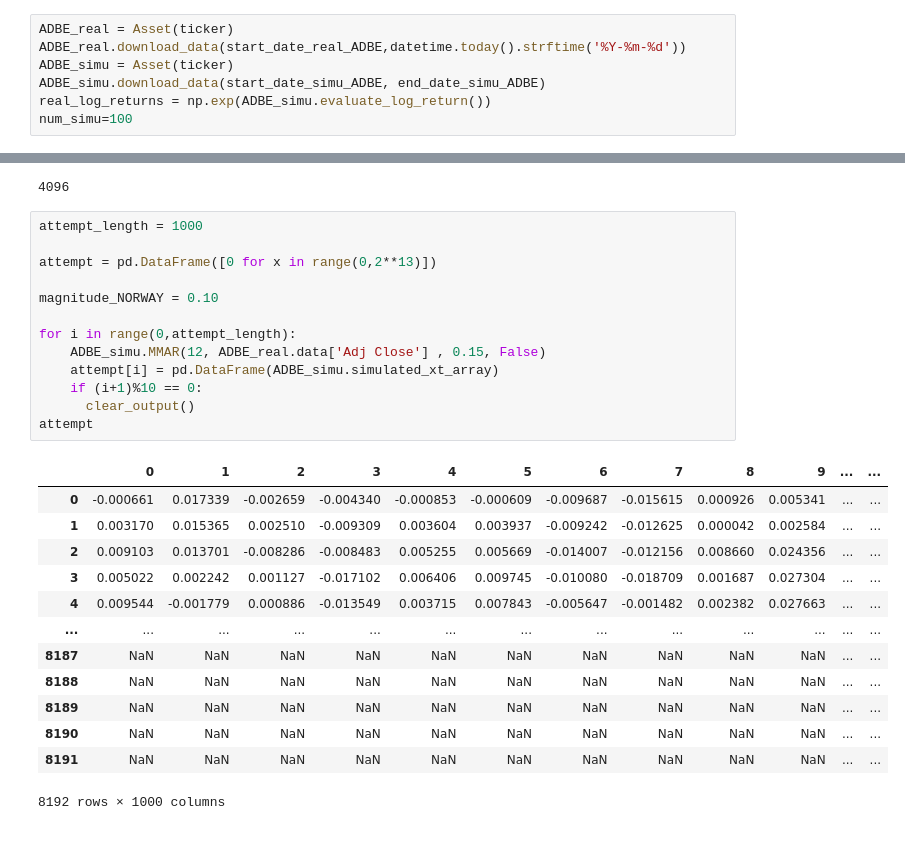
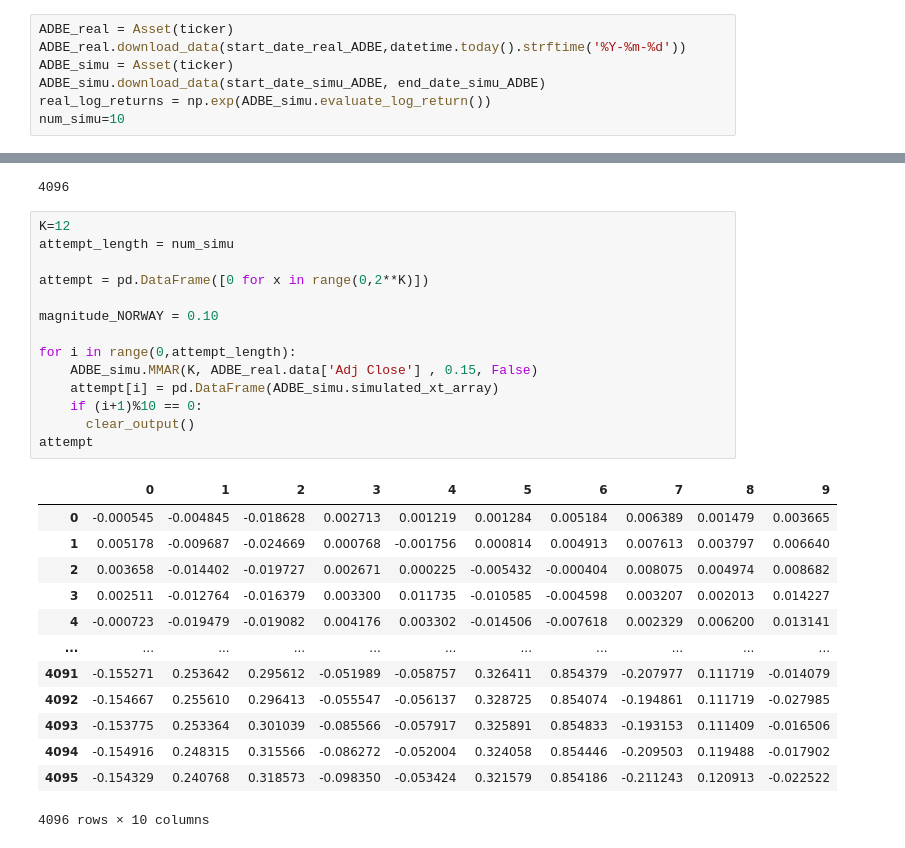
Before and after one commit to RegisVargas/Multifractal-Model-of-Asset-Returns-MMAR-for-Thesis, a Jupyter notebook: Improving_the_multifractal_model_of_asset_returns_by_Hidden_Markov_Models.ipynb, the cells around one changed output, grey strips where cells are left out. Cells and saved outputs as stored; diff of their text form.

```diff
--- a/Improving_the_multifractal_model_of_asset_returns_by_Hidden_Markov_Models.ipynb
+++ b/Improving_the_multifractal_model_of_asset_returns_by_Hidden_Markov_Models.ipynb
@@ -337,7 +334,7 @@ ADBE_real.download_data(start_date_real_ADBE,datetime.today().strftime('%Y-%m-%d
 ADBE_simu = Asset(ticker)
 ADBE_simu.download_data(start_date_simu_ADBE, end_date_simu_ADBE)
 real_log_returns = np.exp(ADBE_simu.evaluate_log_return())
-num_simu=100
+num_simu=10
 # %% [output]
 [*********************100%***********************]  1 of 1 completed
 [*********************100%***********************]  1 of 1 completed
@@ -538,32 +529,33 @@ The number of price increments that equal zero is: 84
 # %% [output]
 4096
 # %%
-attempt_length = 1000
+K=12
+attempt_length = num_simu
 
-attempt = pd.DataFrame([0 for x in range(0,2**13)])
+attempt = pd.DataFrame([0 for x in range(0,2**K)])
 
 magnitude_NORWAY = 0.10
 
 for i in range(0,attempt_length):
-    ADBE_simu.MMAR(12, ADBE_real.data['Adj Close'] , 0.15, False)
+    ADBE_simu.MMAR(K, ADBE_real.data['Adj Close'] , 0.15, False)
     attempt[i] = pd.DataFrame(ADBE_simu.simulated_xt_array)
     if (i+1)%10 == 0:
       clear_output()
 attempt
 # %% [output]
-|  | 0 | 1 | 2 | 3 | 4 | 5 | 6 | 7 | 8 | 9 | ... | ... |
-| 0 | -0.000661 | 0.017339 | -0.002659 | -0.004340 | -0.000853 | -0.000609 | -0.009687 | -0.015615 | 0.000926 | 0.005341 | ... | ... |
-| 1 | 0.003170 | 0.015365 | 0.002510 | -0.009309 | 0.003604 | 0.003937 | -0.009242 | -0.012625 | 0.000042 | 0.002584 | ... | ... |
-| 2 | 0.009103 | 0.013701 | -0.008286 | -0.008483 | 0.005255 | 0.005669 | -0.014007 | -0.012156 | 0.008660 | 0.024356 | ... | ... |
-| 3 | 0.005022 | 0.002242 | 0.001127 | -0.017102 | 0.006406 | 0.009745 | -0.010080 | -0.018709 | 0.001687 | 0.027304 | ... | ... |
-| 4 | 0.009544 | -0.001779 | 0.000886 | -0.013549 | 0.003715 | 0.007843 | -0.005647 | -0.001482 | 0.002382 | 0.027663 | ... | ... |
-| ... | ... | ... | ... | ... | ... | ... | ... | ... | ... | ... | ... | ... |
-| 8187 | NaN | NaN | NaN | NaN | NaN | NaN | NaN | NaN | NaN | NaN | ... | ... |
-| 8188 | NaN | NaN | NaN | NaN | NaN | NaN | NaN | NaN | NaN | NaN | ... | ... |
-| 8189 | NaN | NaN | NaN | NaN | NaN | NaN | NaN | NaN | NaN | NaN | ... | ... |
-| 8190 | NaN | NaN | NaN | NaN | NaN | NaN | NaN | NaN | NaN | NaN | ... | ... |
-| 8191 | NaN | NaN | NaN | NaN | NaN | NaN | NaN | NaN | NaN | NaN | ... | ... |
+|  | 0 | 1 | 2 | 3 | 4 | 5 | 6 | 7 | 8 | 9 |
+| 0 | -0.000545 | -0.004845 | -0.018628 | 0.002713 | 0.001219 | 0.001284 | 0.005184 | 0.006389 | 0.001479 | 0.003665 |
+| 1 | 0.005178 | -0.009687 | -0.024669 | 0.000768 | -0.001756 | 0.000814 | 0.004913 | 0.007613 | 0.003797 | 0.006640 |
+| 2 | 0.003658 | -0.014402 | -0.019727 | 0.002671 | 0.000225 | -0.005432 | -0.000404 | 0.008075 | 0.004974 | 0.008682 |
+| 3 | 0.002511 | -0.012764 | -0.016379 | 0.003300 | 0.011735 | -0.010585 | -0.004598 | 0.003207 | 0.002013 | 0.014227 |
+| 4 | -0.000723 | -0.019479 | -0.019082 | 0.004176 | 0.003302 | -0.014506 | -0.007618 | 0.002329 | 0.006200 | 0.013141 |
+| ... | ... | ... | ... | ... | ... | ... | ... | ... | ... | ... |
+| 4091 | -0.155271 | 0.253642 | 0.295612 | -0.051989 | -0.058757 | 0.326411 | 0.854379 | -0.207977 | 0.111719 | -0.014079 |
+| 4092 | -0.154667 | 0.255610 | 0.296413 | -0.055547 | -0.056137 | 0.328725 | 0.854074 | -0.194861 | 0.111719 | -0.027985 |
+| 4093 | -0.153775 | 0.253364 | 0.301039 | -0.085566 | -0.057917 | 0.325891 | 0.854833 | -0.193153 | 0.111409 | -0.016506 |
+| 4094 | -0.154916 | 0.248315 | 0.315566 | -0.086272 | -0.052004 | 0.324058 | 0.854446 | -0.209503 | 0.119488 | -0.017902 |
+| 4095 | -0.154329 | 0.240768 | 0.318573 | -0.098350 | -0.053424 | 0.321579 | 0.854186 | -0.211243 | 0.120913 | -0.022522 |
-8192 rows × 1000 columns
+4096 rows × 10 columns
 # %%
 np.exp(attempt)
 # %% [output]
```
Also changed, not shown: parts of 18 cells of this notebook.
